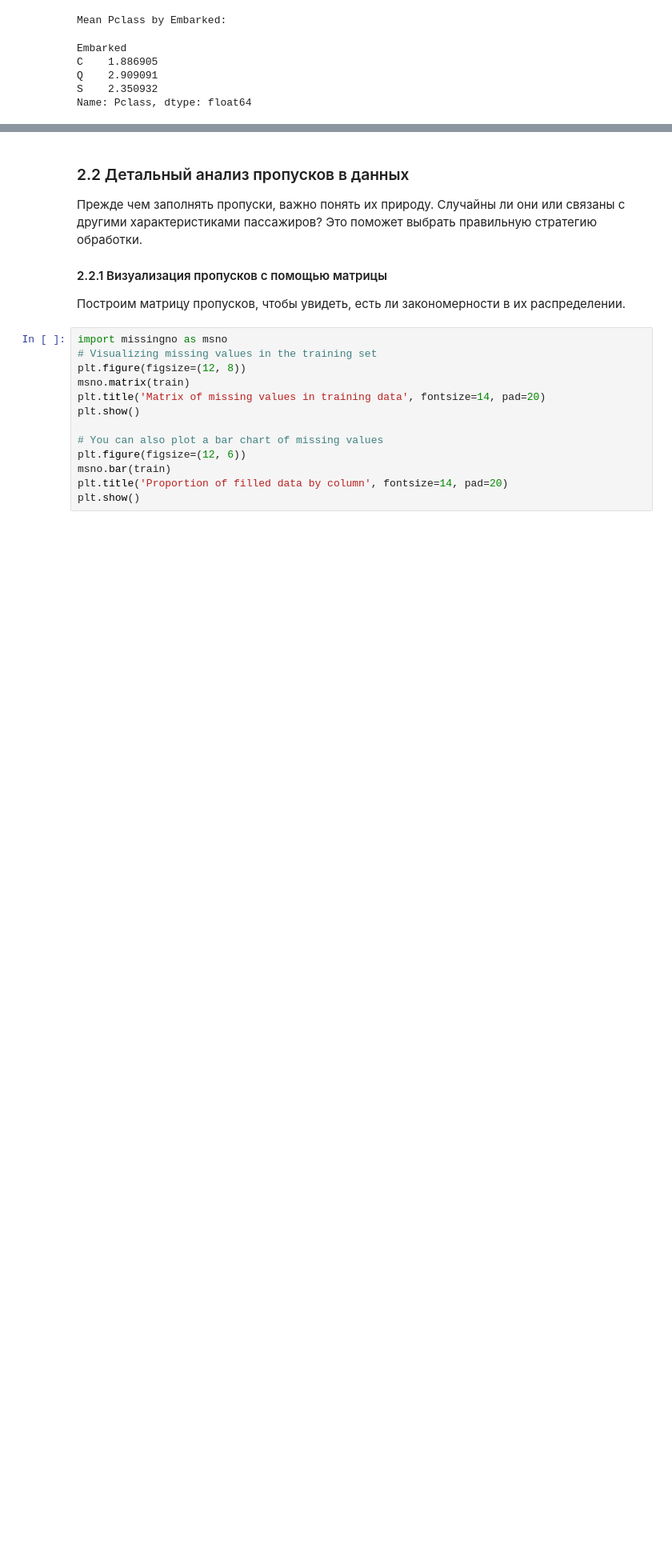
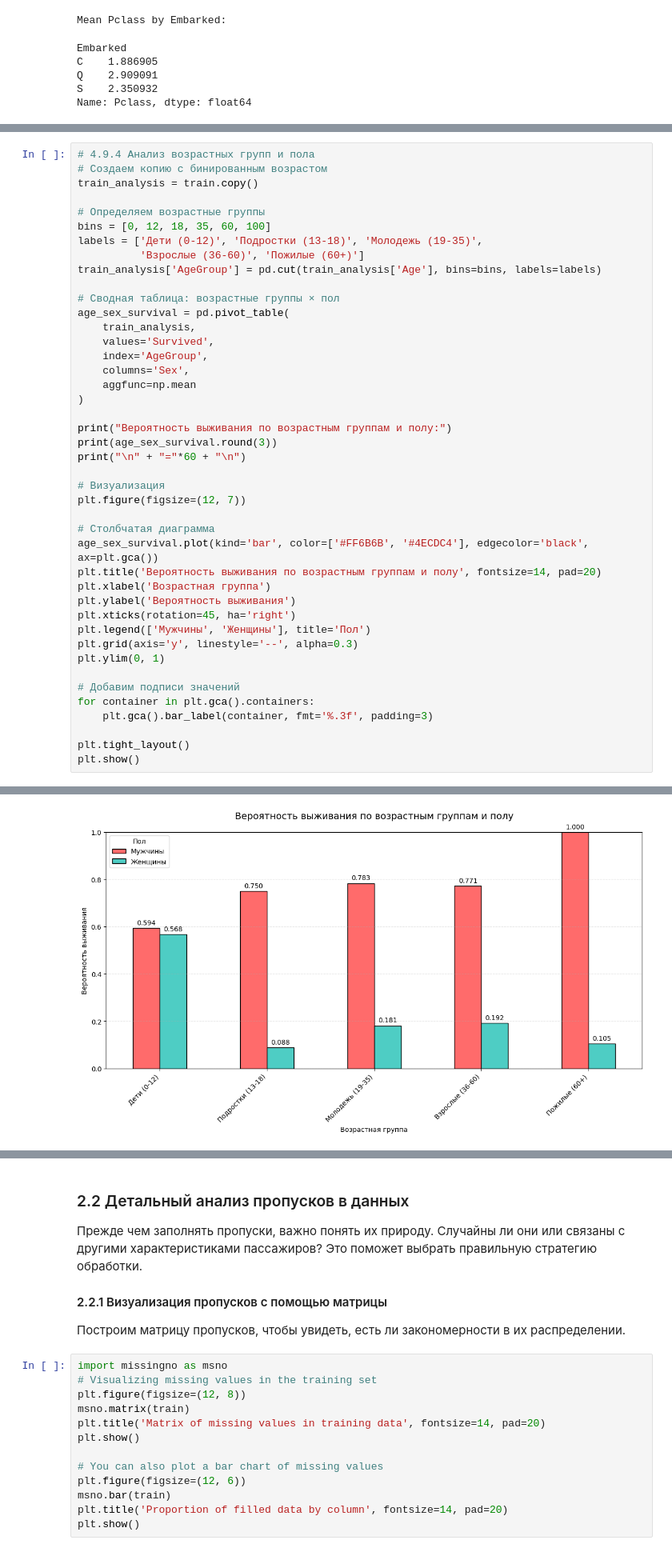
Before and after one commit to sav-git/titanic_survival, a Jupyter notebook: Titanic Predication.ipynb, the cells around one changed output, grey strips where cells are left out. Shown at 80% size. Saved outputs shown, nothing was run; the diff lists cells and outputs as text; blank space fills up the shorter version.

```diff
--- a/Titanic Predication.ipynb
+++ b/Titanic Predication.ipynb
@@ -421,0 +588,44 @@ Name: Pclass, dtype: float64
+# %%
+# 4.9.4 Анализ возрастных групп и пола
+# Создаем копию с бинированным возрастом
+train_analysis = train.copy()
+
+# Определяем возрастные группы
+bins = [0, 12, 18, 35, 60, 100]
+labels = ['Дети (0-12)', 'Подростки (13-18)', 'Молодежь (19-35)',
+          'Взрослые (36-60)', 'Пожилые (60+)']
+train_analysis['AgeGroup'] = pd.cut(train_analysis['Age'], bins=bins, labels=labels)
+
+# Сводная таблица: возрастные группы × пол
+age_sex_survival = pd.pivot_table(
+    train_analysis,
+    values='Survived',
+    index='AgeGroup',
+    columns='Sex',
+    aggfunc=np.mean
+)
+
+print("Вероятность выживания по возрастным группам и полу:")
+print(age_sex_survival.round(3))
+print("\n" + "="*60 + "\n")
+
+# Визуализация
+plt.figure(figsize=(12, 7))
+
+# Столбчатая диаграмма
+age_sex_survival.plot(kind='bar', color=['#FF6B6B', '#4ECDC4'], edgecolor='black', ax=plt.gca())
+plt.title('Вероятность выживания по возрастным группам и полу', fontsize=14, pad=20)
+plt.xlabel('Возрастная группа')
+plt.ylabel('Вероятность выживания')
+plt.xticks(rotation=45, ha='right')
+plt.legend(['Мужчины', 'Женщины'], title='Пол')
+plt.grid(axis='y', linestyle='--', alpha=0.3)
+plt.ylim(0, 1)
+
+# Добавим подписи значений
+for container in plt.gca().containers:
+    plt.gca().bar_label(container, fmt='%.3f', padding=3)
+
+plt.tight_layout()
+plt.show()
+# %% [output]
@@ -421,0 +642 @@ Name: Pclass, dtype: float64
+[figure, added]
```
Also changed, not shown: parts of 23 cells of this notebook.
